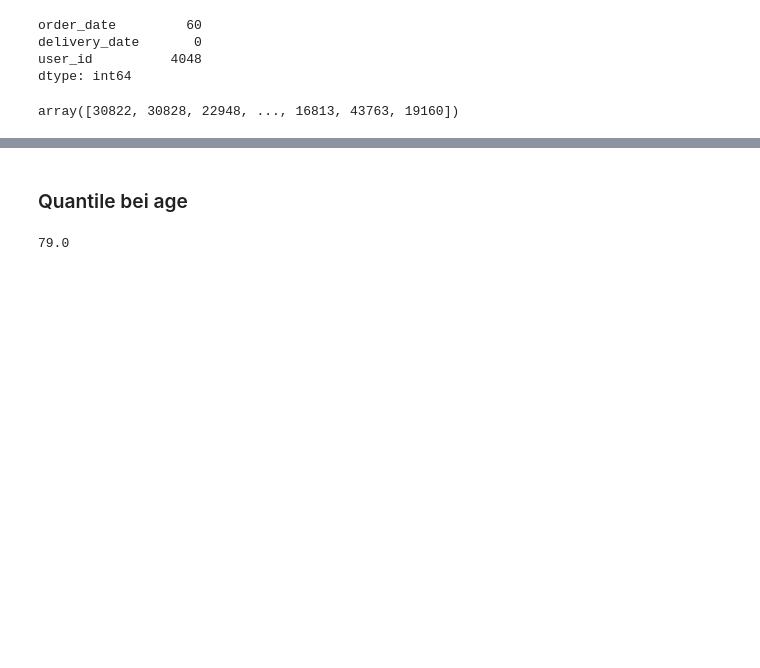
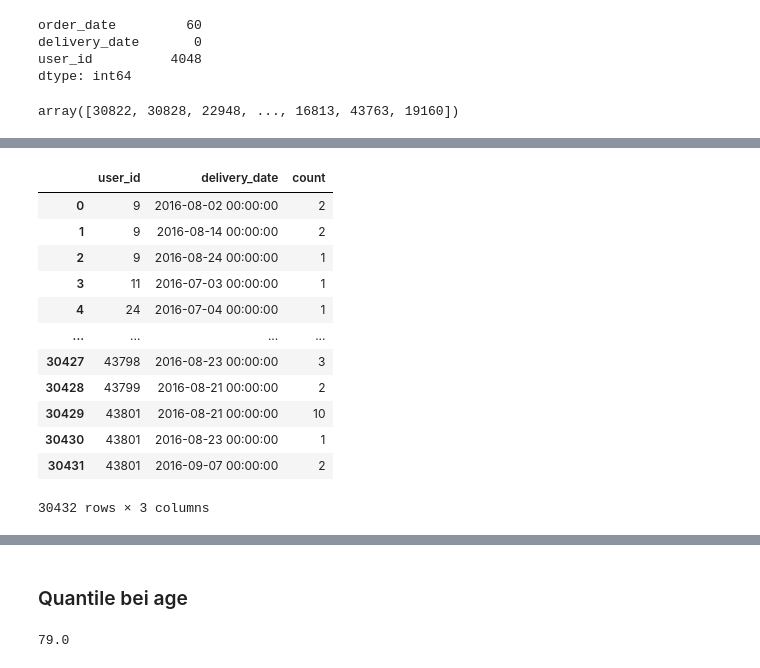
Before and after one commit to P-AEL/ML-Projekt, a Jupyter notebook: Flo/data_cleaning.ipynb, the cells around one changed output, grey strips where cells are left out. Cells and saved outputs as stored; diff of their text form; code cells hidden in the pictures; blank space fills up the shorter version.

```diff
--- a/Flo/data_cleaning.ipynb
+++ b/Flo/data_cleaning.ipynb
@@ -144,5 +158,20 @@ df_1.delivery_date = df_1.delivery_date.fillna("NaN")
 # %%
 df_d = df_1.groupby(["user_id", "delivery_date"]).agg(
  count = ("delivery_date", "count")
 ).reset_index()
+df_d
+# %% [output]
+|  | user_id | delivery_date | count |
+| 0 | 9 | 2016-08-02 00:00:00 | 2 |
+| 1 | 9 | 2016-08-14 00:00:00 | 2 |
+| 2 | 9 | 2016-08-24 00:00:00 | 1 |
+| 3 | 11 | 2016-07-03 00:00:00 | 1 |
+| 4 | 24 | 2016-07-04 00:00:00 | 1 |
+| ... | ... | ... | ... |
+| 30427 | 43798 | 2016-08-23 00:00:00 | 3 |
+| 30428 | 43799 | 2016-08-21 00:00:00 | 2 |
+| 30429 | 43801 | 2016-08-21 00:00:00 | 10 |
+| 30430 | 43801 | 2016-08-23 00:00:00 | 1 |
+| 30431 | 43801 | 2016-09-07 00:00:00 | 2 |
+30432 rows × 3 columns
 # %%
```
Also changed, not shown: parts of 15 cells of this notebook.
